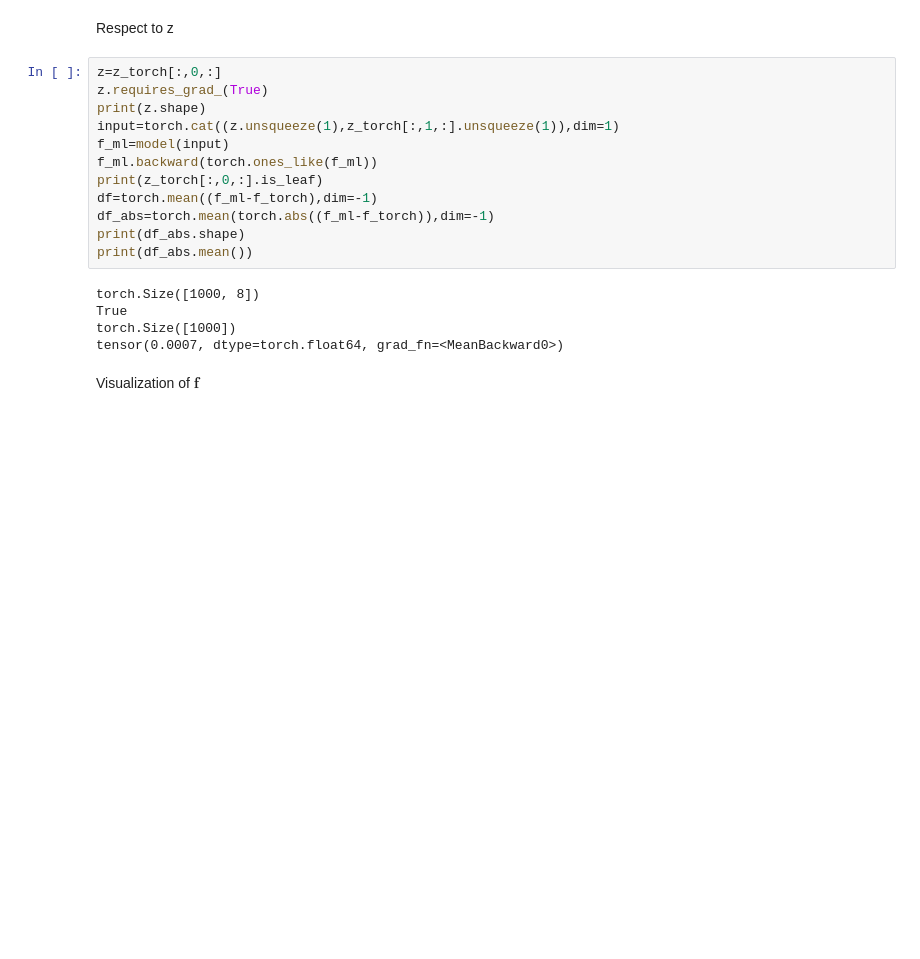
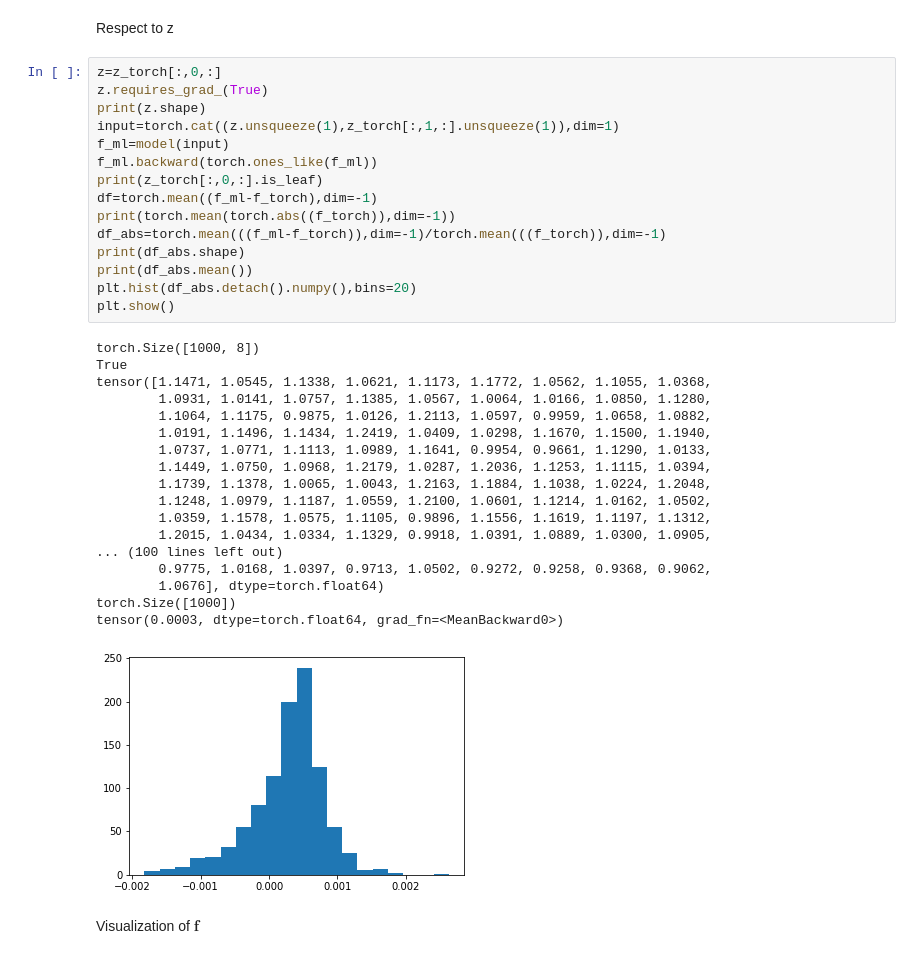
Before and after one commit to emacosta95/DL-VLM, a Jupyter notebook: Check_the_DL-DFT_Model.ipynb, the cells around one changed output. Drawn from its saved outputs; the diff is of its cells as text; blank space fills up the shorter version.

```diff
--- a/Check_the_DL-DFT_Model.ipynb
+++ b/Check_the_DL-DFT_Model.ipynb
@@ -75,20 +79,37 @@ Respect to z
 # %%
 z=z_torch[:,0,:]
 z.requires_grad_(True)
 print(z.shape)
 input=torch.cat((z.unsqueeze(1),z_torch[:,1,:].unsqueeze(1)),dim=1)
 f_ml=model(input)
 f_ml.backward(torch.ones_like(f_ml))
 print(z_torch[:,0,:].is_leaf)
 df=torch.mean((f_ml-f_torch),dim=-1)
-df_abs=torch.mean(torch.abs((f_ml-f_torch)),dim=-1)
+print(torch.mean(torch.abs((f_torch)),dim=-1))
+df_abs=torch.mean(((f_ml-f_torch)),dim=-1)/torch.mean(((f_torch)),dim=-1)
 print(df_abs.shape)
 print(df_abs.mean())
+plt.hist(df_abs.detach().numpy(),bins=20)
+plt.show()
 # %% [output]
 torch.Size([1000, 8])
 True
+tensor([1.1471, 1.0545, 1.1338, 1.0621, 1.1173, 1.1772, 1.0562, 1.1055, 1.0368,
+        1.0931, 1.0141, 1.0757, 1.1385, 1.0567, 1.0064, 1.0166, 1.0850, 1.1280,
+        1.1064, 1.1175, 0.9875, 1.0126, 1.2113, 1.0597, 0.9959, 1.0658, 1.0882,
+        1.0191, 1.1496, 1.1434, 1.2419, 1.0409, 1.0298, 1.1670, 1.1500, 1.1940,
+        1.0737, 1.0771, 1.1113, 1.0989, 1.1641, 0.9954, 0.9661, 1.1290, 1.0133,
+        1.1449, 1.0750, 1.0968, 1.2179, 1.0287, 1.2036, 1.1253, 1.1115, 1.0394,
+        1.1739, 1.1378, 1.0065, 1.0043, 1.2163, 1.1884, 1.1038, 1.0224, 1.2048,
+        1.1248, 1.0979, 1.1187, 1.0559, 1.2100, 1.0601, 1.1214, 1.0162, 1.0502,
+        1.0359, 1.1578, 1.0575, 1.1105, 0.9896, 1.1556, 1.1619, 1.1197, 1.1312,
+        1.2015, 1.0434, 1.0334, 1.1329, 0.9918, 1.0391, 1.0889, 1.0300, 1.0905,
+... (100 lines left out)
+        0.9775, 1.0168, 1.0397, 0.9713, 1.0502, 0.9272, 0.9258, 0.9368, 0.9062,
+        1.0676], dtype=torch.float64)
 torch.Size([1000])
-tensor(0.0007, dtype=torch.float64, grad_fn=<MeanBackward0>)
+tensor(0.0003, dtype=torch.float64, grad_fn=<MeanBackward0>)
+[figure, added]
 # %% [markdown]
 Visualization of $\mathbf{f}$
 # %%
```
Also changed, not shown: parts of 8 cells of this notebook, 5 other files.
